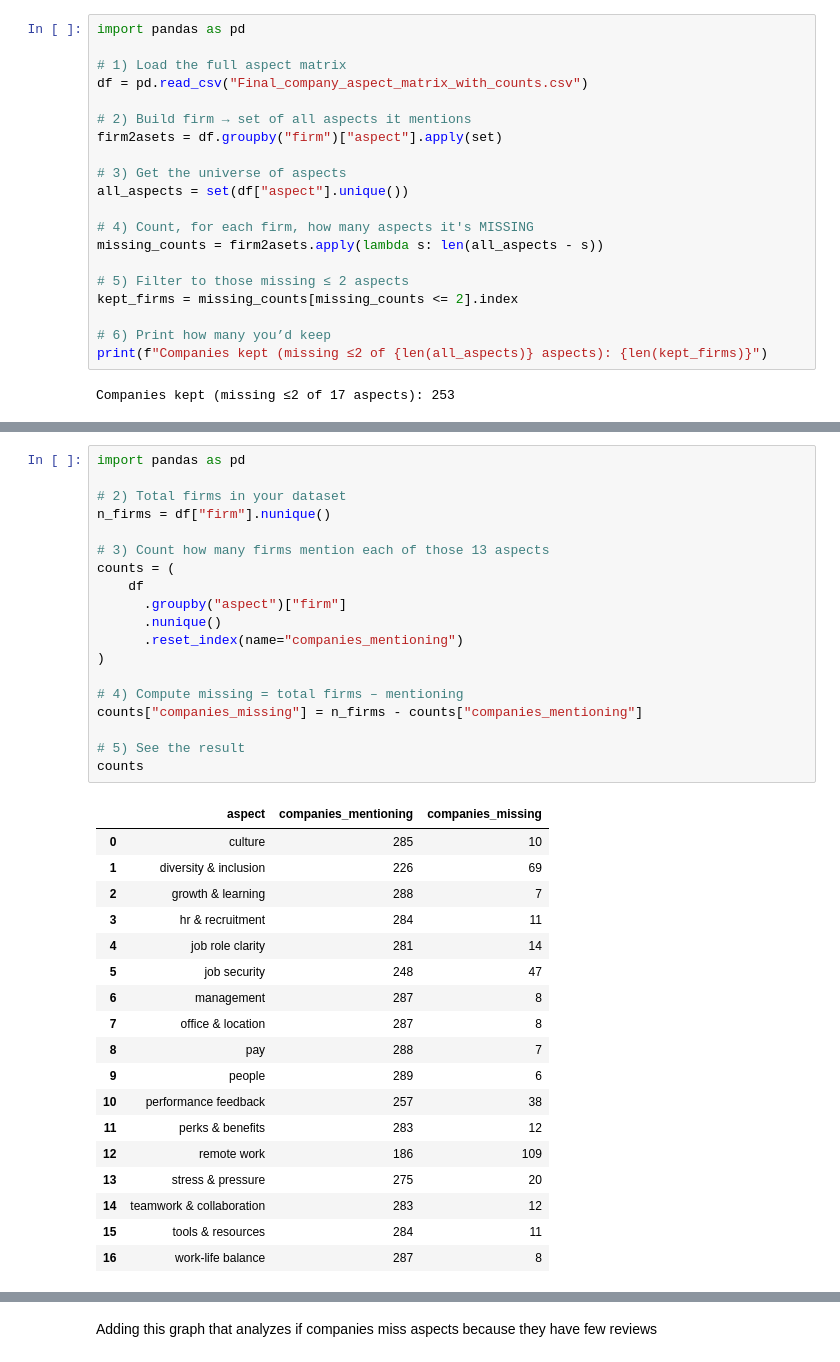
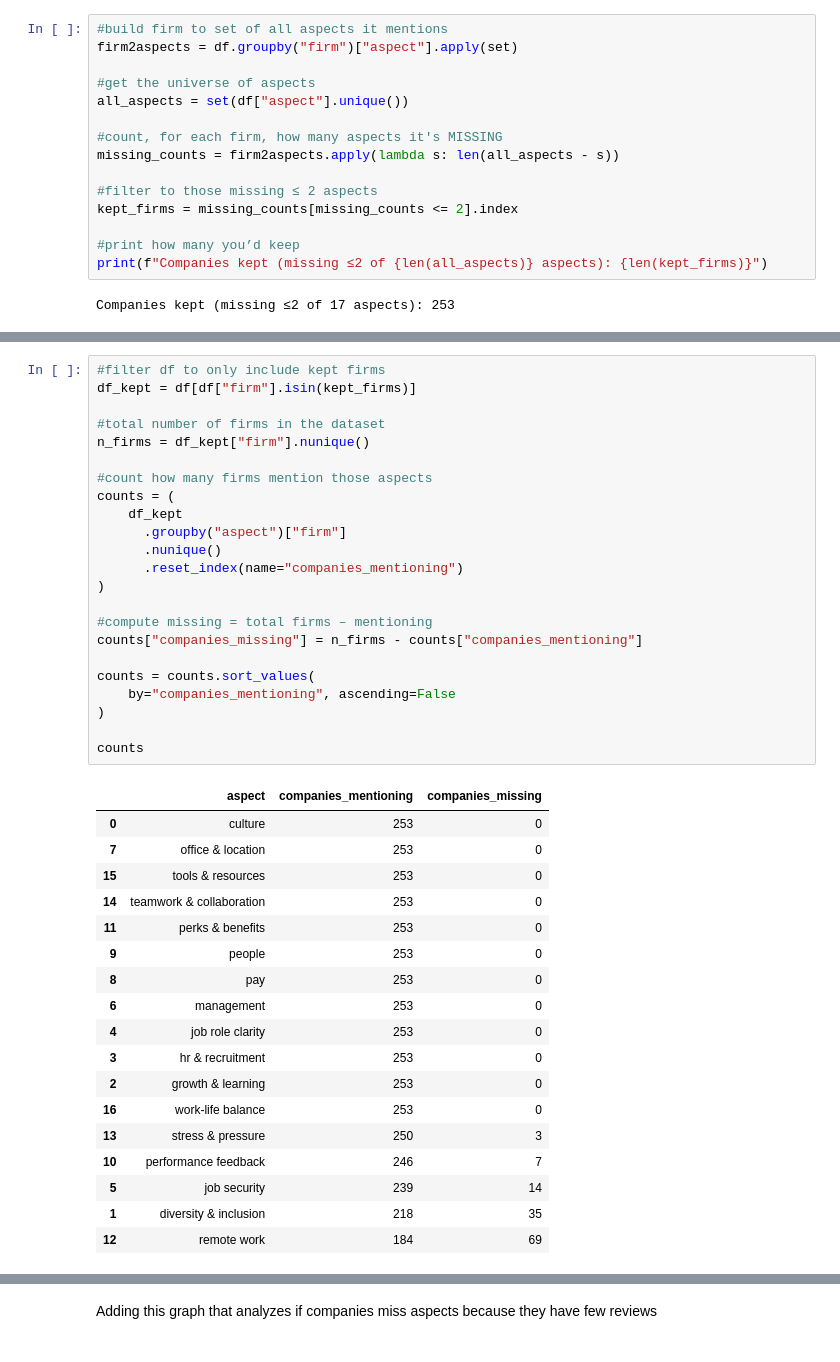
Before and after one commit to javirubio4/glassdoor_reviews, a Jupyter notebook: eda_company_aspects.ipynb, the cells around one changed output, grey strips where cells are left out. Saved outputs shown, nothing was run; the diff lists cells and outputs as text.

```diff
--- a/eda_company_aspects.ipynb
+++ b/eda_company_aspects.ipynb
@@ -270,22 +218,17 @@ Shared aspects: ['culture', 'growth & learning', 'hr & recruitment', 'management
 # %%
-import pandas as pd
+#build firm to set of all aspects it mentions
+firm2aspects = df.groupby("firm")["aspect"].apply(set)
 
-# 1) Load the full aspect matrix
-df = pd.read_csv("Final_company_aspect_matrix_with_counts.csv")
-
-# 2) Build firm → set of all aspects it mentions
-firm2asets = df.groupby("firm")["aspect"].apply(set)
-
-# 3) Get the universe of aspects
+#get the universe of aspects
 all_aspects = set(df["aspect"].unique())
 
-# 4) Count, for each firm, how many aspects it's MISSING
-missing_counts = firm2asets.apply(lambda s: len(all_aspects - s))
+#count, for each firm, how many aspects it's MISSING
+missing_counts = firm2aspects.apply(lambda s: len(all_aspects - s))
 
-# 5) Filter to those missing ≤ 2 aspects
+#filter to those missing ≤ 2 aspects
 kept_firms = missing_counts[missing_counts <= 2].index
 
-# 6) Print how many you’d keep
+#print how many you’d keep
 print(f"Companies kept (missing ≤2 of {len(all_aspects)} aspects): {len(kept_firms)}")
 # %% [output]
 Companies kept (missing ≤2 of 17 aspects): 253
@@ -326,39 +237,43 @@ aspect_company_counts
 # %%
-import pandas as pd
+#filter df to only include kept firms
+df_kept = df[df["firm"].isin(kept_firms)]
 
-# 2) Total firms in your dataset
-n_firms = df["firm"].nunique()
+#total number of firms in the dataset
+n_firms = df_kept["firm"].nunique()
 
-# 3) Count how many firms mention each of those 13 aspects
+#count how many firms mention those aspects
 counts = (
-    df
+    df_kept
       .groupby("aspect")["firm"]
       .nunique()
       .reset_index(name="companies_mentioning")
 )
 
-# 4) Compute missing = total firms – mentioning
+#compute missing = total firms – mentioning
 counts["companies_missing"] = n_firms - counts["companies_mentioning"]
 
-# 5) See the result
+counts = counts.sort_values(
+    by="companies_mentioning", ascending=False
+)
+
 counts
 # %% [output]
 |  | aspect | companies_mentioning | companies_missing |
-| 0 | culture | 285 | 10 |
-| 1 | diversity & inclusion | 226 | 69 |
-| 2 | growth & learning | 288 | 7 |
-| 3 | hr & recruitment | 284 | 11 |
-| 4 | job role clarity | 281 | 14 |
-| 5 | job security | 248 | 47 |
-| 6 | management | 287 | 8 |
-| 7 | office & location | 287 | 8 |
-| 8 | pay | 288 | 7 |
-| 9 | people | 289 | 6 |
-| 10 | performance feedback | 257 | 38 |
-| 11 | perks & benefits | 283 | 12 |
-| 12 | remote work | 186 | 109 |
-| 13 | stress & pressure | 275 | 20 |
-| 14 | teamwork & collaboration | 283 | 12 |
-| 15 | tools & resources | 284 | 11 |
-| 16 | work-life balance | 287 | 8 |
+| 0 | culture | 253 | 0 |
+| 7 | office & location | 253 | 0 |
+| 15 | tools & resources | 253 | 0 |
+| 14 | teamwork & collaboration | 253 | 0 |
+| 11 | perks & benefits | 253 | 0 |
+| 9 | people | 253 | 0 |
+| 8 | pay | 253 | 0 |
+| 6 | management | 253 | 0 |
+| 4 | job role clarity | 253 | 0 |
+| 3 | hr & recruitment | 253 | 0 |
+| 2 | growth & learning | 253 | 0 |
+| 16 | work-life balance | 253 | 0 |
+| 13 | stress & pressure | 250 | 3 |
+| 10 | performance feedback | 246 | 7 |
+| 5 | job security | 239 | 14 |
+| 1 | diversity & inclusion | 218 | 35 |
+| 12 | remote work | 184 | 69 |
 # %%
```
Also changed, not shown: parts of 45 cells of this notebook, 4 other files.
